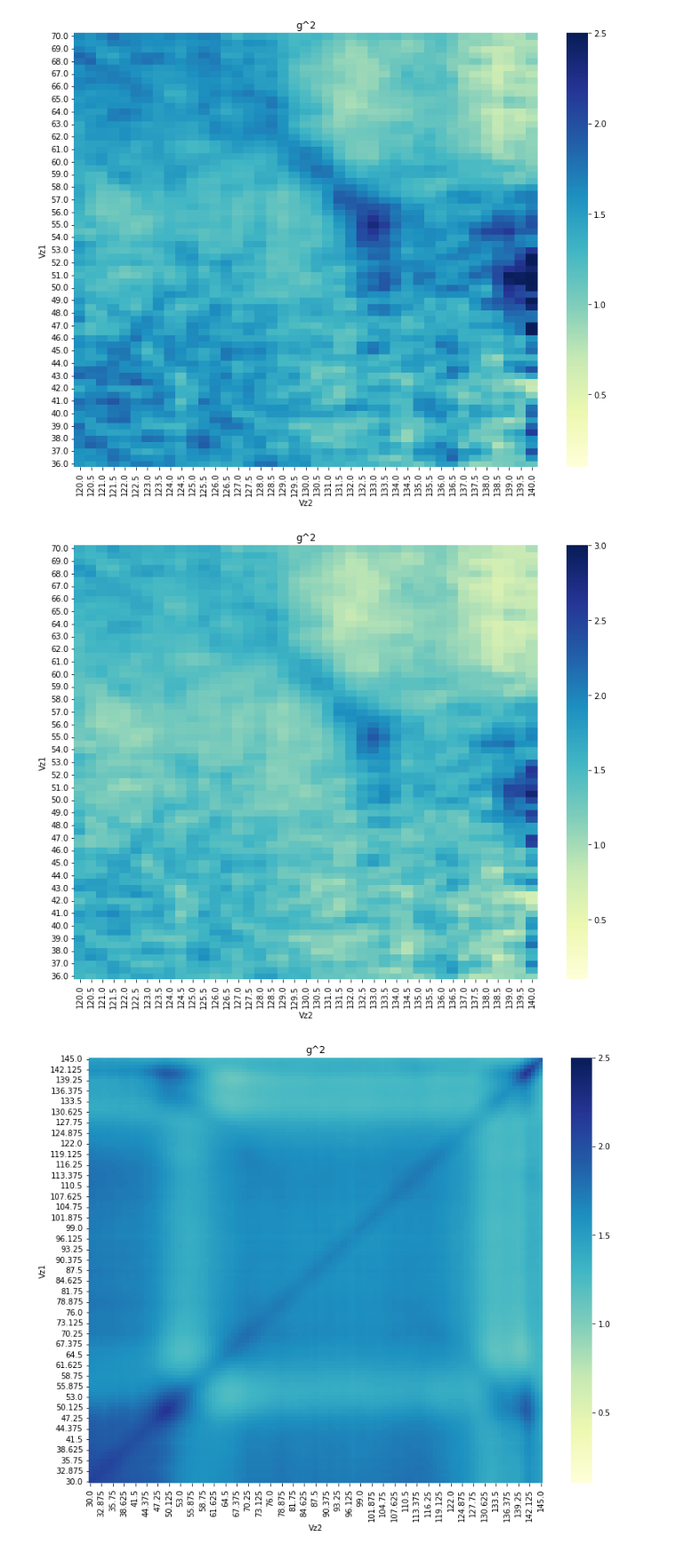
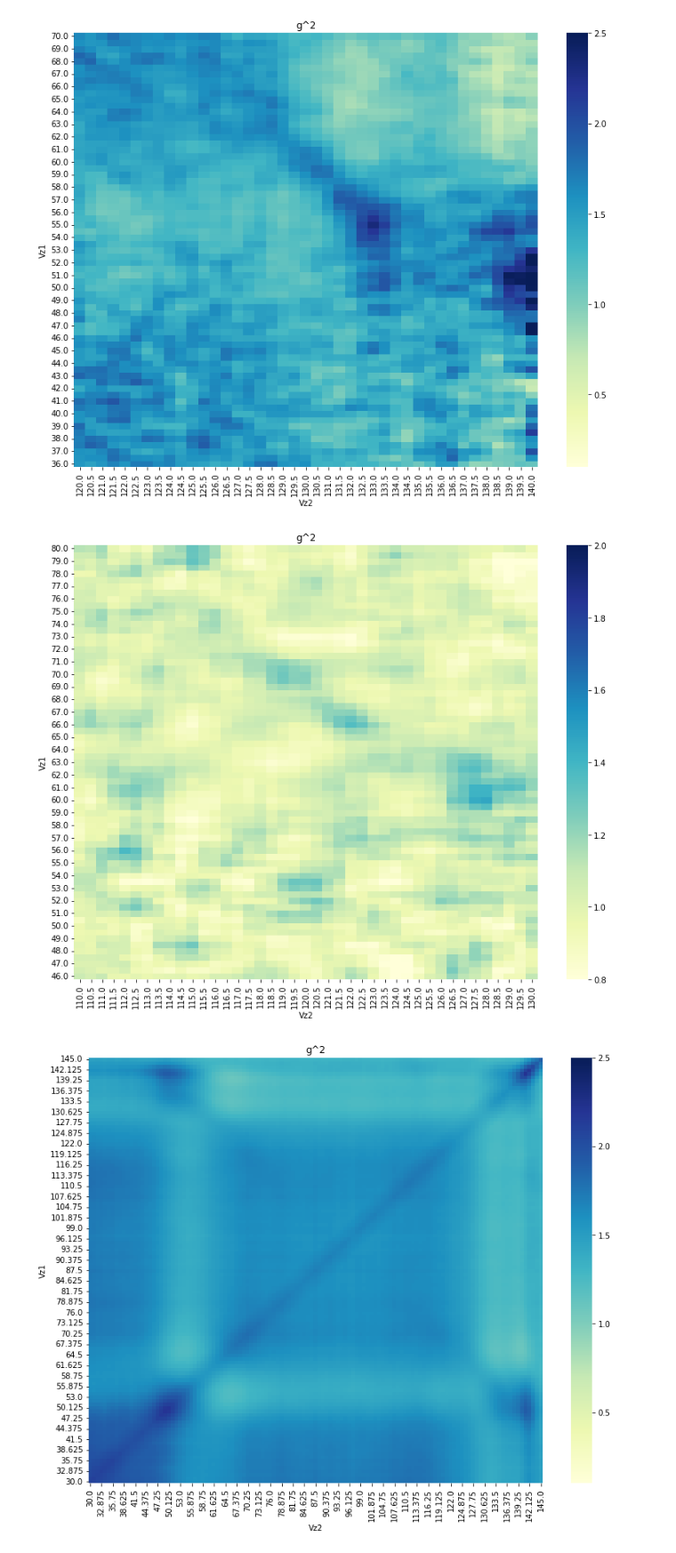
Before and after one commit to charlieleprince/HAL-scripts, a Jupyter notebook: notebook_correlations.ipynb, the cells around one changed output. Shown at 89% size. Cells and saved outputs as stored; diff of their text form; code cells hidden in the pictures.

```diff
--- a/notebook_correlations.ipynb
+++ b/notebook_correlations.ipynb
@@ -23,6 +23,7 @@ folder.glob("*"))
      )
 
      N_files = len(selected_files)
+     N_files = 3
      Xc, Yc, Tc,Cyclec = [], [], [], []
      for i in range(N_files):
          path = selected_files[i]
@@ -84,8 +85,8 @@ color="tab:blue")
 
 
 root = "/mnt/manip_E"
-day = "2022/04/29"
-sequence = "042"
+day = "2022/05/02"
+sequence = "095"
 """
 root = "E:"
 day = "2022/04/26"
@@ -132,12 +133,12 @@ boxes = {
     "1": {
         "Vx": {"size": 5, "position": 0},
         "Vy": {"size": 5, "position": 0},
-        "Vz": {"size": 1, "position": 56},
+        "Vz": {"size": 1, "position": 66},
     },
     "2": {
         "Vx": {"size": 10, "position": 0},
         "Vy": {"size": 10, "position": 0},
-        "Vz": {"size":1, "position": 130},
+        "Vz": {"size":1, "position": 120},
     },
 }
 corr = Correlation(data, n_cycles, ROI=ROI, boxes=boxes)
@@ -174,22 +175,22 @@ boxes = {
     "1": {
         "Vx": {"size": 10, "position": 0},
         "Vy": {"size": 10, "position": 0},
-        "Vz": {"size": 1, "position": 56},
+        "Vz": {"size": 1, "position": 66},
     },
     "2": {
         "Vx": {"size": 10, "position": 0},
         "Vy": {"size": 10, "position": 0},
-        "Vz": {"size":1, "position": 130},
+        "Vz": {"size":1, "position": 120},
     },
 }
 
 corr.boxes = boxes
 corr.define_variable1(
-    box="1", axe="Vz", type="position", name="Vz1", min=30, max=145, n_step=116
+    box="1", axe="Vz", type="position", name="Vz1", min=30, max=145, n_step=50
 )
 corr.define_variable2(
-    box="2", axe="Vz", type="position", name="Vz2", min=30, max=145, n_step=116
+    box="2", axe="Vz", type="position", name="Vz2", min=30, max=145, n_step=50
 )
 
 # corr.show_2D_plot(self, x, y, z="g^2")
-corr.compute_correlations()
+#corr.compute_correlations()
@@ -340,21 +343,21 @@ plt.show()
 # %%
 x="Vz1"
 y="Vz2"
 z="g^2"
 df_pivoted_correlations = corr.result.pivot(index=x, columns=y, values=z)
 fig, ax = plt.subplots(figsize=(13, 10))
 sns.heatmap(
     df_pivoted_correlations,
     cmap="YlGnBu",
     ax=ax,
-    vmin=0.1,
-    vmax=3,
+    vmin=0.8,
+    vmax=2,
 )
 ax.invert_yaxis()
 plt.title(z)
 plt.show()
 # %% [output]
-[figure, old version]
+[figure, new version]
 # %%
 boxes = {
     "1": {
```
Also changed, not shown: parts of 19 cells of this notebook, 1 other file.
